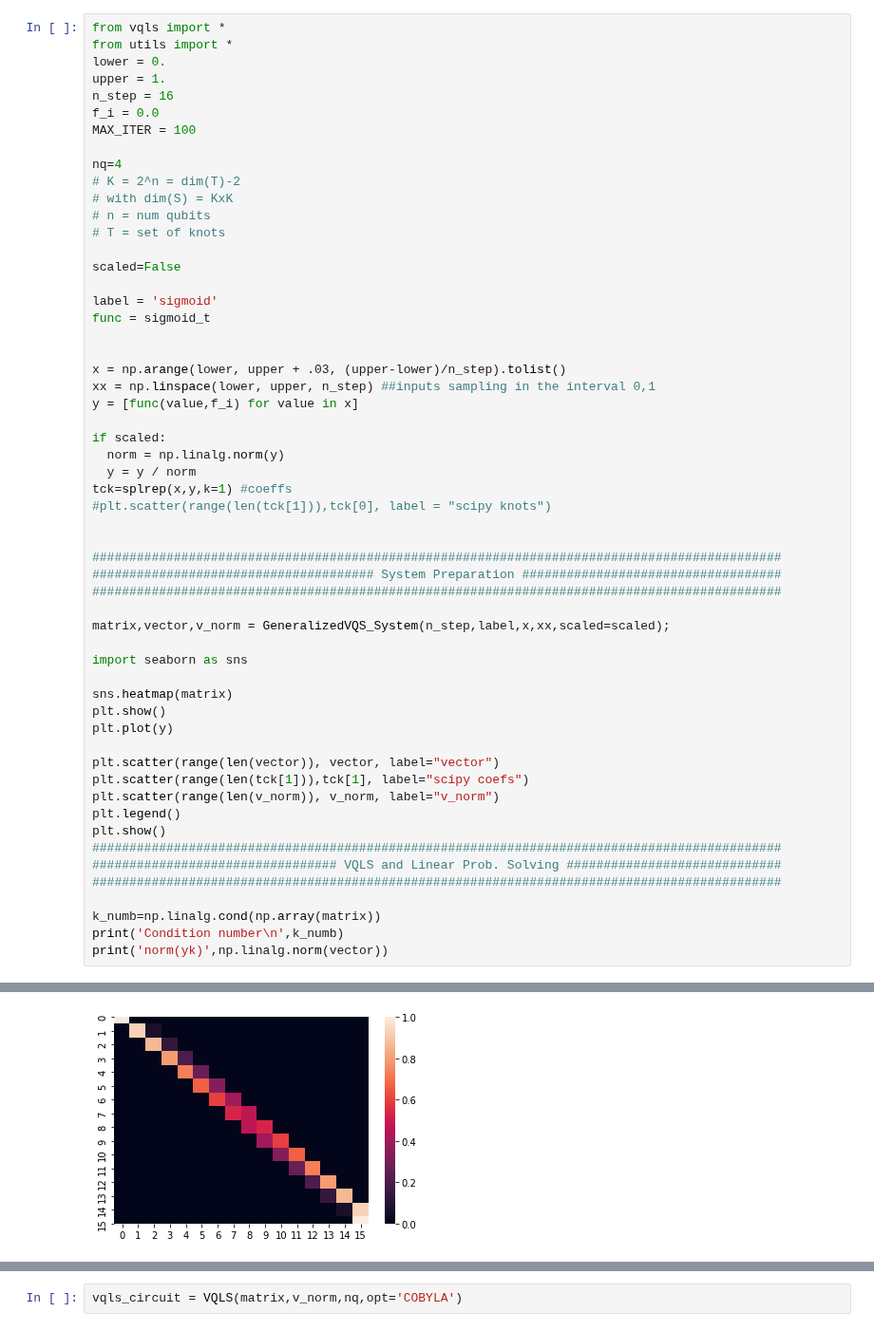
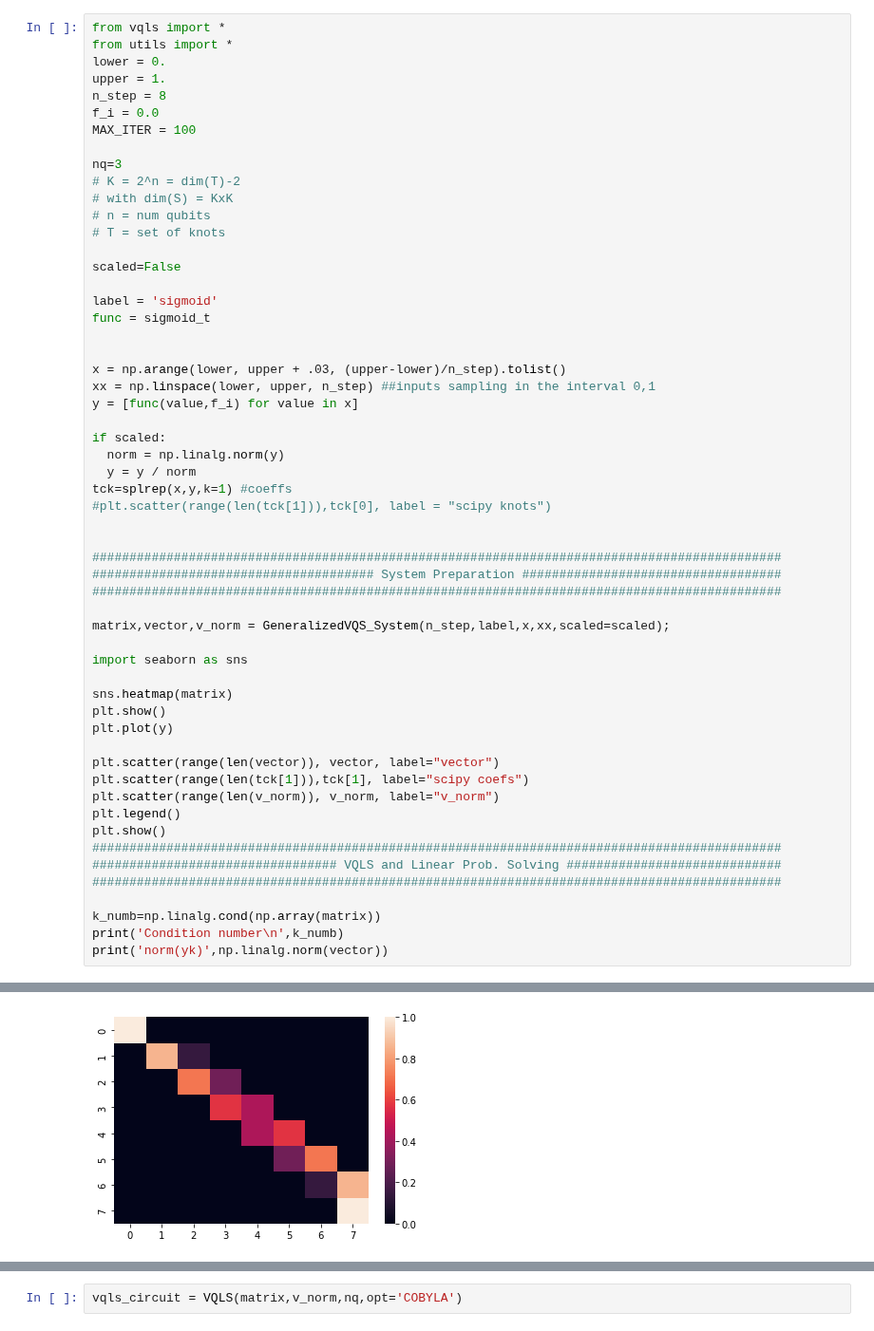
Before and after one commit to inajetovic/Variational-Quantum-Splines, a Jupyter notebook: test_weighted.ipynb, the cells around one changed output, grey strips where cells are left out. Shown at 95% size. Saved outputs shown, nothing was run; the diff lists cells and outputs as text.

Commit message:
step by step saving

```diff
--- a/test_weighted.ipynb
+++ b/test_weighted.ipynb
@@ -3,11 +3,11 @@ from vqls import *
 from utils import *
 lower = 0.
 upper = 1.
-n_step = 16
+n_step = 8
 f_i = 0.0
 MAX_ITER = 100
 
-nq=4
+nq=3
 # K = 2^n = dim(T)-2
 # with dim(S) = KxK
 # n = num qubits
@@ -60 +58 @@ x_dim 17
-[figure, old version]
+[figure, new version]
```
Also changed, not shown: parts of 2 cells of this notebook, 2 other files.
